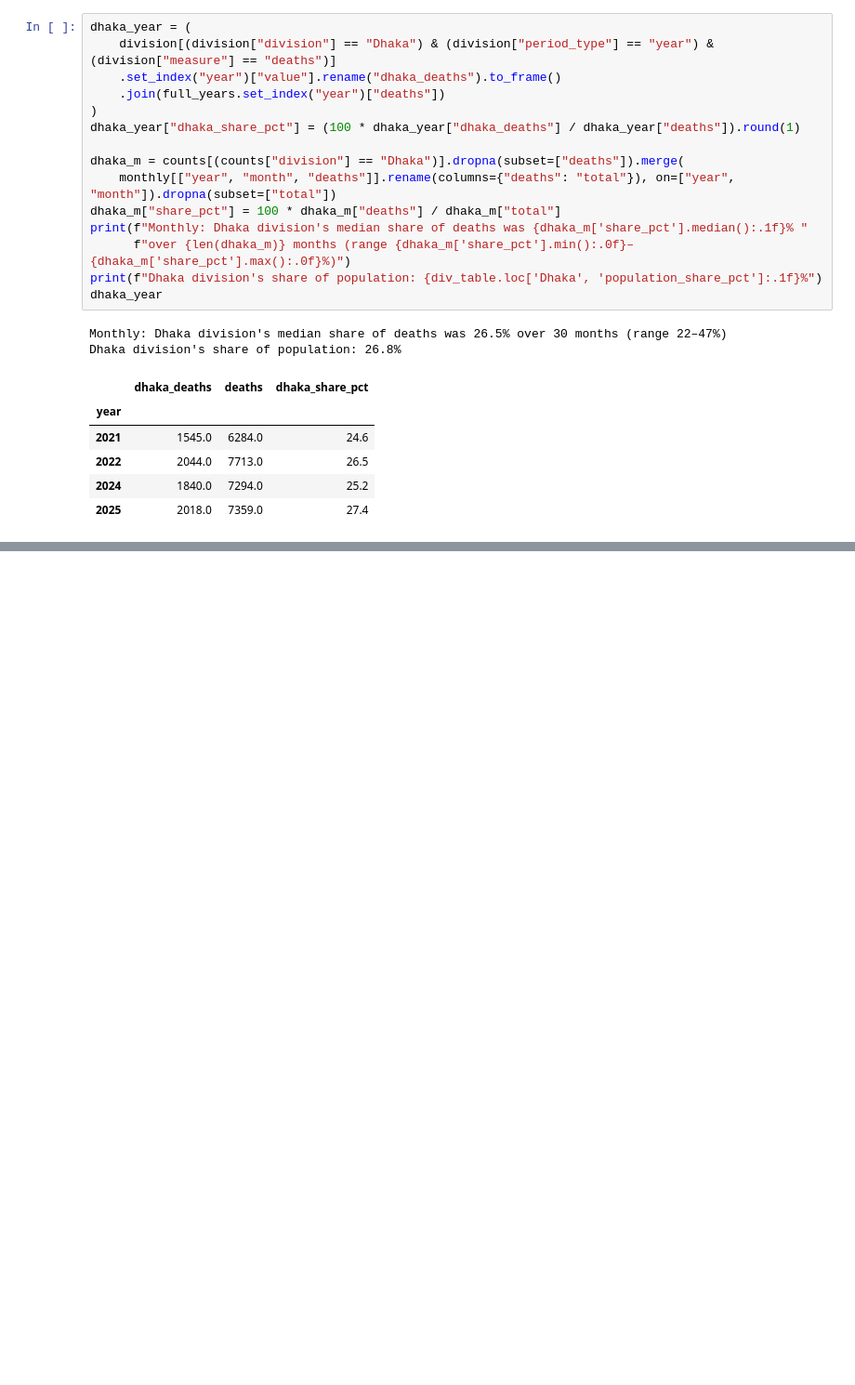
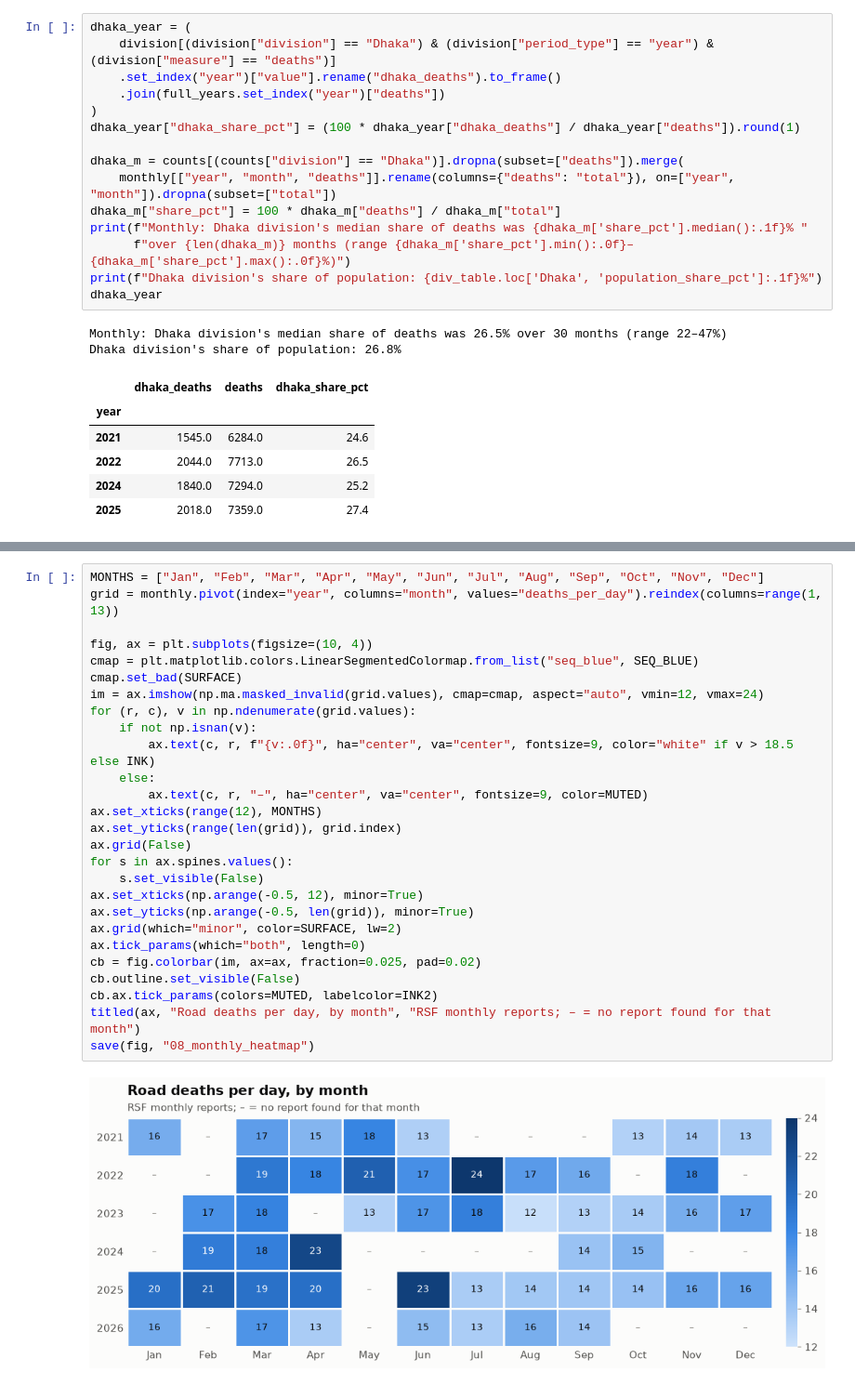
Before and after one commit to MehrazRumman/BD-Road-Accident, a Jupyter notebook: notebooks/02_analysis.ipynb, the cells around one changed output, grey strips where cells are left out. Shown at 93% size. Drawn from its saved outputs; the diff is of its cells as text; blank space fills up the shorter version.

Commit message:
Add time of year, Eid and time of day analysis

```diff
--- a/notebooks/02_analysis.ipynb
+++ b/notebooks/02_analysis.ipynb
@@ -404,0 +412,29 @@ Dhaka division's share of population: 26.8%
+# %%
+MONTHS = ["Jan", "Feb", "Mar", "Apr", "May", "Jun", "Jul", "Aug", "Sep", "Oct", "Nov", "Dec"]
+grid = monthly.pivot(index="year", columns="month", values="deaths_per_day").reindex(columns=range(1, 13))
+
+fig, ax = plt.subplots(figsize=(10, 4))
+cmap = plt.matplotlib.colors.LinearSegmentedColormap.from_list("seq_blue", SEQ_BLUE)
+cmap.set_bad(SURFACE)
+im = ax.imshow(np.ma.masked_invalid(grid.values), cmap=cmap, aspect="auto", vmin=12, vmax=24)
+for (r, c), v in np.ndenumerate(grid.values):
+    if not np.isnan(v):
+        ax.text(c, r, f"{v:.0f}", ha="center", va="center", fontsize=9, color="white" if v > 18.5 else INK)
+    else:
+        ax.text(c, r, "–", ha="center", va="center", fontsize=9, color=MUTED)
+ax.set_xticks(range(12), MONTHS)
+ax.set_yticks(range(len(grid)), grid.index)
+ax.grid(False)
+for s in ax.spines.values():
+    s.set_visible(False)
+ax.set_xticks(np.arange(-0.5, 12), minor=True)
+ax.set_yticks(np.arange(-0.5, len(grid)), minor=True)
+ax.grid(which="minor", color=SURFACE, lw=2)
+ax.tick_params(which="both", length=0)
+cb = fig.colorbar(im, ax=ax, fraction=0.025, pad=0.02)
+cb.outline.set_visible(False)
+cb.ax.tick_params(colors=MUTED, labelcolor=INK2)
+titled(ax, "Road deaths per day, by month", "RSF monthly reports; – = no report found for that month")
+save(fig, "08_monthly_heatmap")
+# %% [output]
+[figure, added]
```
Also changed, not shown: parts of 12 cells of this notebook, 4 other files.
